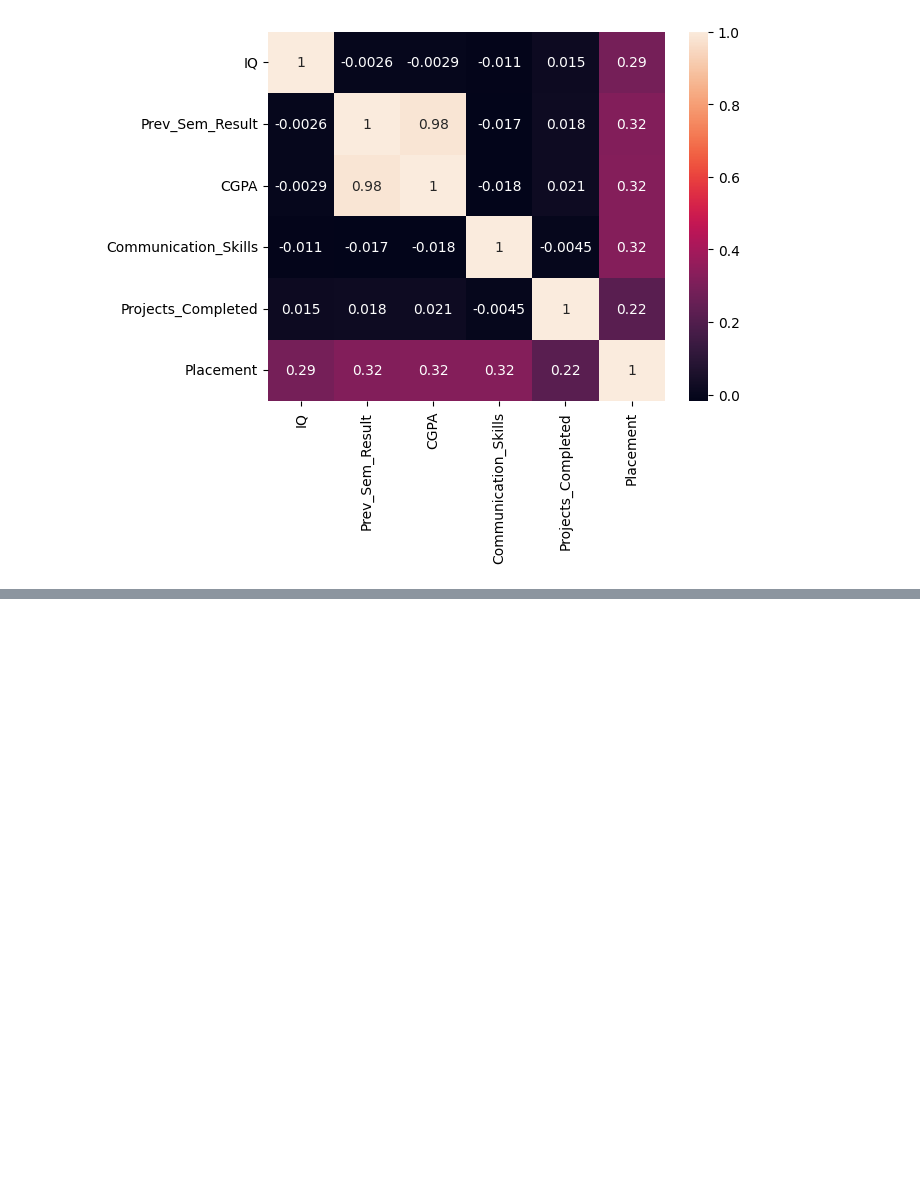
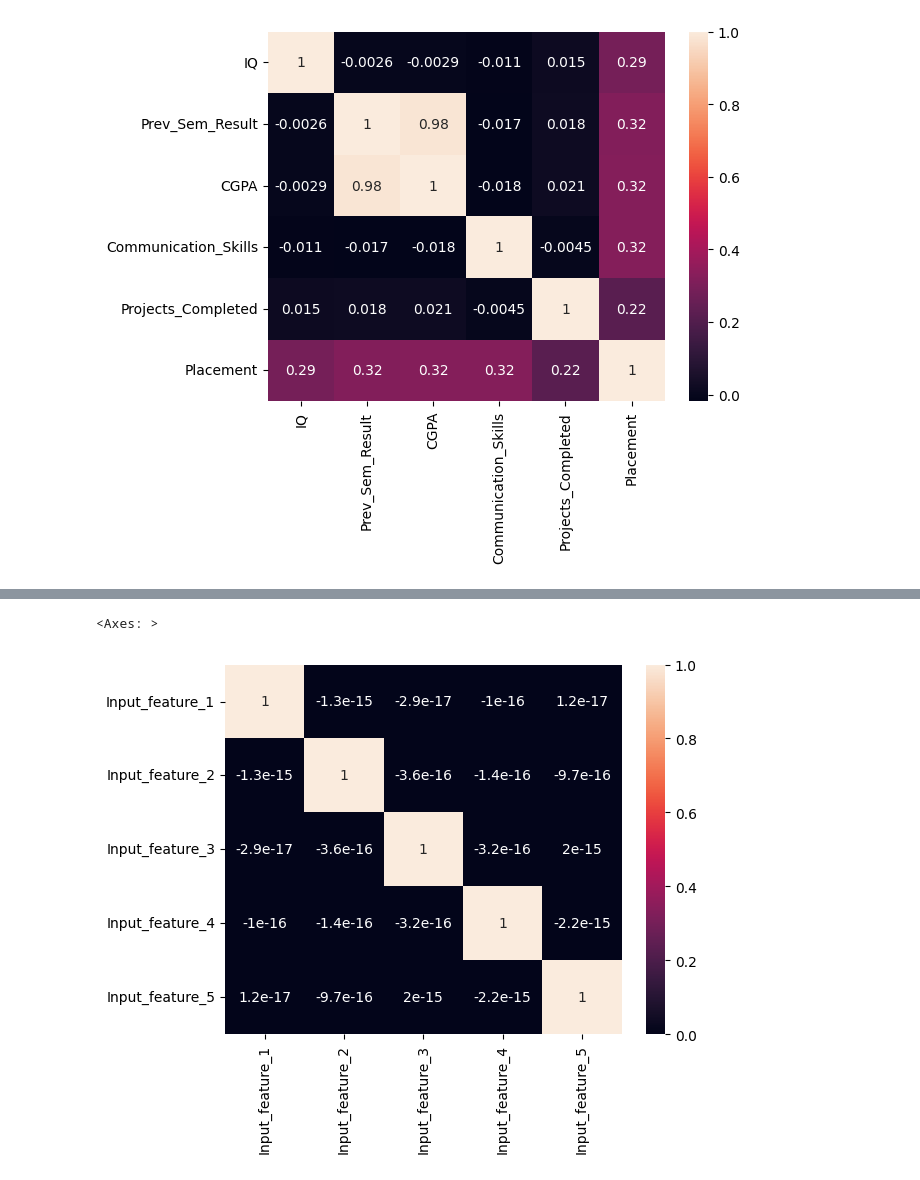
Before and after one commit to Dhakad-Anurag/DS-Project-1, a Jupyter notebook: ds-project-1.ipynb, the cells around one changed output, grey strips where cells are left out. Saved outputs shown, nothing was run; the diff lists cells and outputs as text; code cells hidden in the pictures; blank space fills up the shorter version.

```diff
--- a/ds-project-1.ipynb
+++ b/ds-project-1.ipynb
@@ -115,3 +115,9 @@ sns.heatmap(feature_selected_data.corr(),annot=True)
 # %% [output]
 <Axes: >
 [figure]
+# %%
+x = np.array(feature_selected_data.iloc[:,0:-1])
+cov_mat = np.cov(x,rowvar=False)
+F = np.linalg.svd(cov_mat)
+E = F[0]
+lamda = F[1]
@@ -117,0 +161,4 @@ sns.heatmap(feature_selected_data.corr(),annot=True)
+# %%
+new_X = np.matmul(x,E)
+new_X_cov_mat = np.cov(new_X,rowvar=False)
+print(new_X_cov_mat)
@@ -117,0 +176,3 @@ sns.heatmap(feature_selected_data.corr(),annot=True)
+# %%
+new_feature_data = pd.DataFrame(data = new_X ,
+                            columns = ["Input_feature_1","Input_feature_2","Input_feature_3","Input_feature_4","Input_feature_5"])
@@ -117,0 +195,5 @@ sns.heatmap(feature_selected_data.corr(),annot=True)
+# %%
+sns.heatmap(new_feature_data.corr(),annot=True)
+# %% [output]
+<Axes: >
+[figure, added]
```
Also changed, not shown: parts of 5 cells of this notebook.
